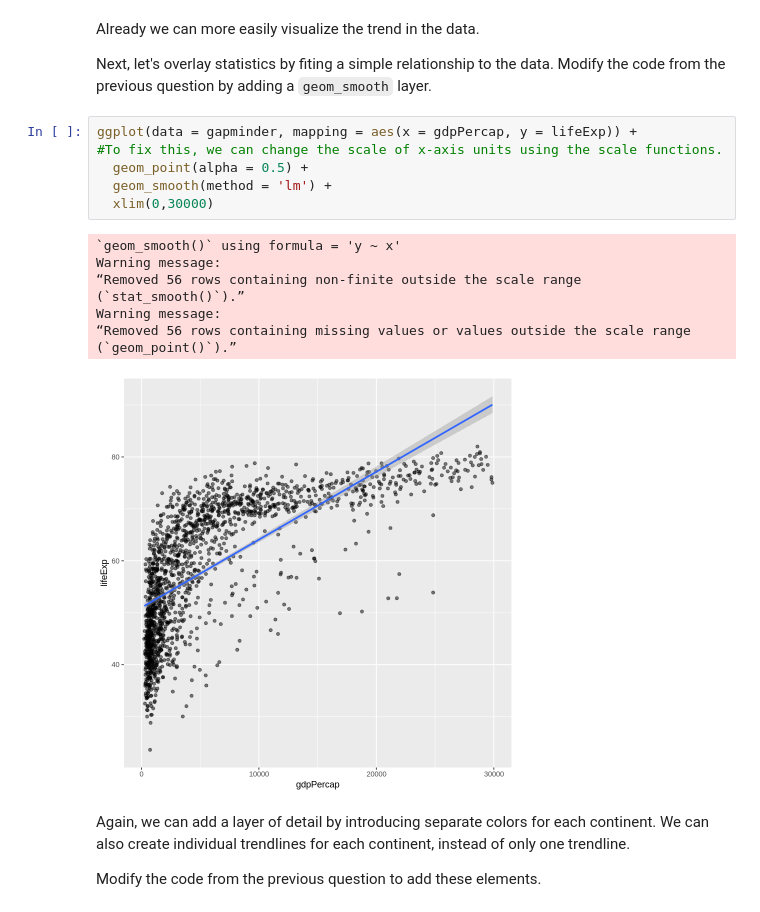
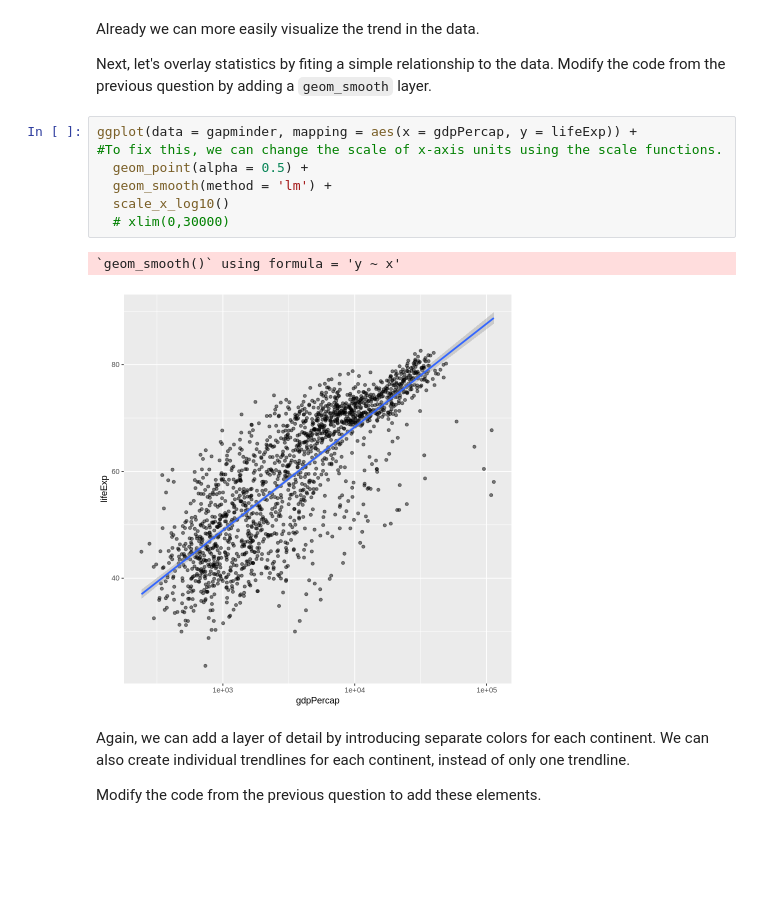
Before and after one commit to jialinli-21/Li_DSPN_S25, a Jupyter notebook: Exercise5.ipynb, the cells around one changed output. Drawn from its saved outputs; the diff is of its cells as text; blank space fills up the shorter version.

```diff
--- a/Exercise5.ipynb
+++ b/Exercise5.ipynb
@@ -141,18 +142,13 @@ Next, let's overlay statistics by fiting a simple relationship to the data. Modi
 # %%
 ggplot(data = gapminder, mapping = aes(x = gdpPercap, y = lifeExp)) +
 #To fix this, we can change the scale of x-axis units using the scale functions.
   geom_point(alpha = 0.5) +
   geom_smooth(method = 'lm') +
-  xlim(0,30000)
+  scale_x_log10()
+  # xlim(0,30000)
 # %% [output]
 `geom_smooth()` using formula = 'y ~ x'
-Warning message:
-“Removed 56 rows containing non-finite outside the scale range
-(`stat_smooth()`).”
-Warning message:
-“Removed 56 rows containing missing values or values outside the scale range
-(`geom_point()`).”
-[figure, old version]
+[figure, new version]
 # %% [markdown]
 Again, we can add a layer of detail by introducing separate colors for each continent. We can also create individual trendlines for each continent, instead of only one trendline.
 
```
Also changed, not shown: parts of 6 cells of this notebook.
